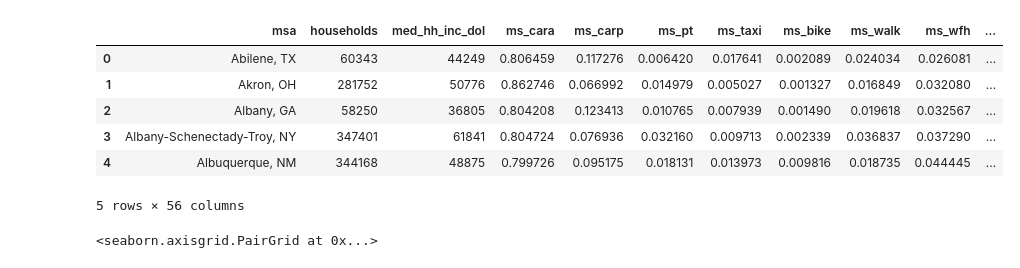
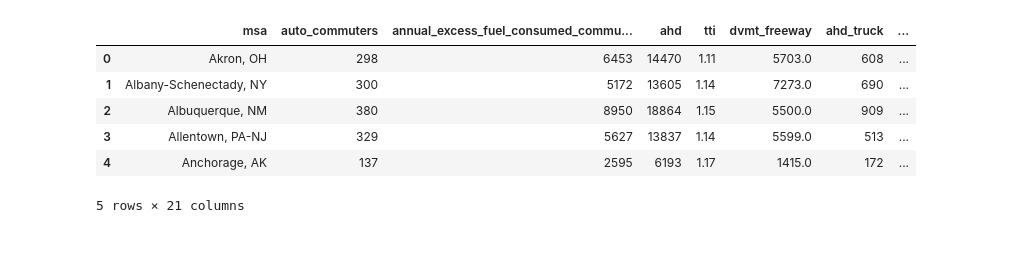
Before and after one commit to narslab/msa-emission-typologies, a Jupyter notebook: bin/jupyter/Mobility-exploration.ipynb, the cells around one changed output. Saved outputs shown, nothing was run; the diff lists cells and outputs as text; code cells hidden in the pictures.

```diff
--- a/bin/jupyter/Mobility-exploration.ipynb
+++ b/bin/jupyter/Mobility-exploration.ipynb
@@ -11,23 +11,22 @@ df = pd.read_csv('../../data/tidy/combined-dataset.csv', index_col=[0])
 # g.map_diag(sns.histplot)
 # plt.savefig('../../figures/pairwise-combined.png',dpi=300)
 # %%
+cfc = pd.read_csv('../../data/tidy/msa-carbon-footprint.csv')
 trf = pd.read_csv('../../data/tidy/tti-traffic.csv')
 # %%
-df = df.merge(trf, left_on='msa', right_on='msa', how='left')
+trf_cfc = trf.merge(cfc, left_on='msa', right_on='msa', how='left')
 # %%
-df.head()
+trf_cfc.head()
 # %% [output]
-|  | msa | households | med_hh_inc_dol | ms_cara | ms_carp | ms_pt | ms_taxi | ms_bike | ms_walk | ms_wfh | ... |
-| 0 | Abilene, TX | 60343 | 44249 | 0.806459 | 0.117276 | 0.006420 | 0.017641 | 0.002089 | 0.024034 | 0.026081 | ... |
-| 1 | Akron, OH | 281752 | 50776 | 0.862746 | 0.066992 | 0.014979 | 0.005027 | 0.001327 | 0.016849 | 0.032080 | ... |
-| 2 | Albany, GA | 58250 | 36805 | 0.804208 | 0.123413 | 0.010765 | 0.007939 | 0.001490 | 0.019618 | 0.032567 | ... |
-| 3 | Albany-Schenectady-Troy, NY | 347401 | 61841 | 0.804724 | 0.076936 | 0.032160 | 0.009713 | 0.002339 | 0.036837 | 0.037290 | ... |
-| 4 | Albuquerque, NM | 344168 | 48875 | 0.799726 | 0.095175 | 0.018131 | 0.013973 | 0.009816 | 0.018735 | 0.044445 | ... |
+|  | msa | auto_commuters | annual_excess_fuel_consumed_commu... | ahd | tti | dvmt_freeway | ahd_truck | ... |
+| 0 | Akron, OH | 298 | 6453 | 14470 | 1.11 | 5703.0 | 608 | ... |
+| 1 | Albany-Schenectady, NY | 300 | 5172 | 13605 | 1.14 | 7273.0 | 690 | ... |
+| 2 | Albuquerque, NM | 380 | 8950 | 18864 | 1.15 | 5500.0 | 909 | ... |
+| 3 | Allentown, PA-NJ | 329 | 5627 | 13837 | 1.14 | 5599.0 | 513 | ... |
+| 4 | Anchorage, AK | 137 | 2595 | 6193 | 1.17 | 1415.0 | 172 | ... |
-5 rows × 56 columns
+5 rows × 21 columns
 # %%
-g = sns.PairGrid(df, diag_sharey=False, corner=True, dropna=True)
+g = sns.PairGrid(trf_cfc, dropna=True)
 g.map_lower(sns.scatterplot)
 g.map_diag(sns.histplot)
 #plt.savefig('../../figures/pairwise-combined.png',dpi=300)
-# %% [output]
-<seaborn.axisgrid.PairGrid at 0x...>
```
Also changed, not shown: parts of 4 cells of this notebook, 1 other file.
